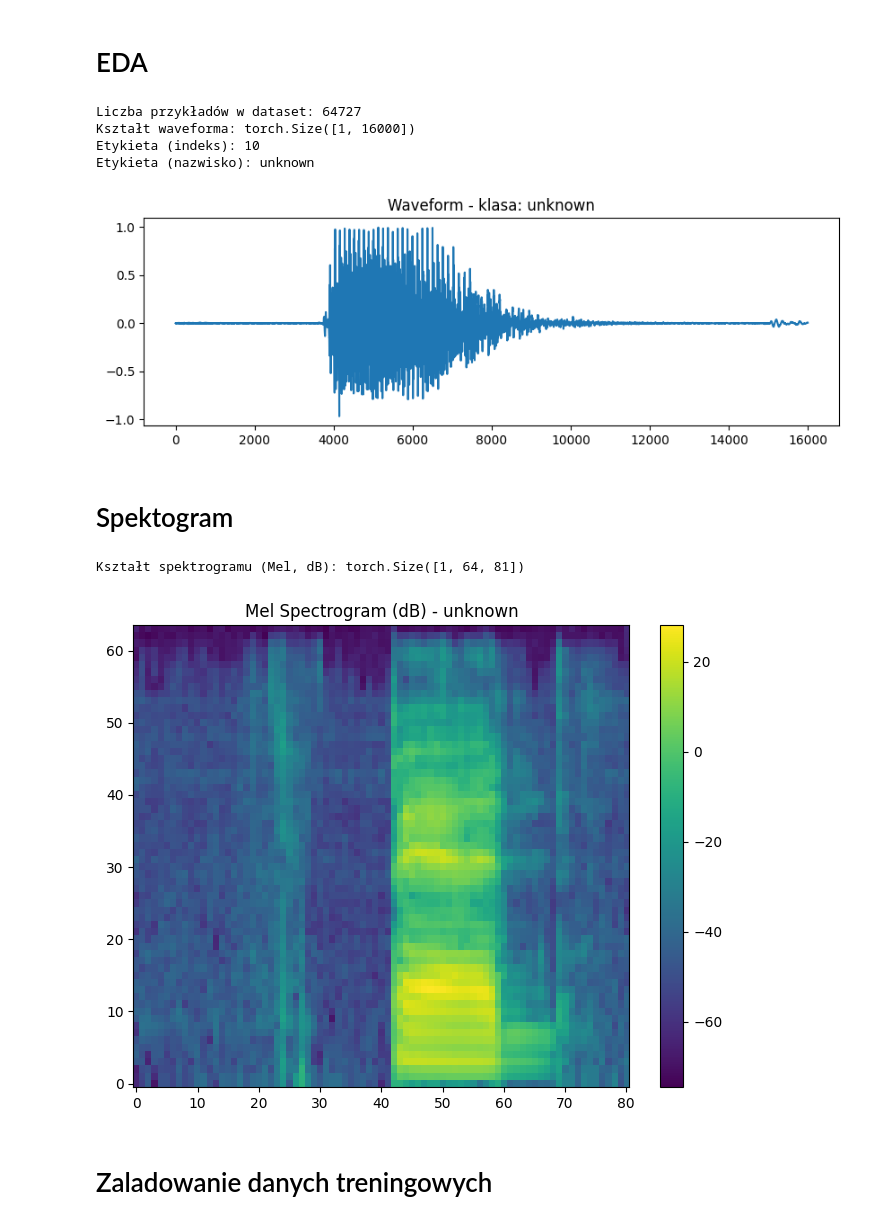
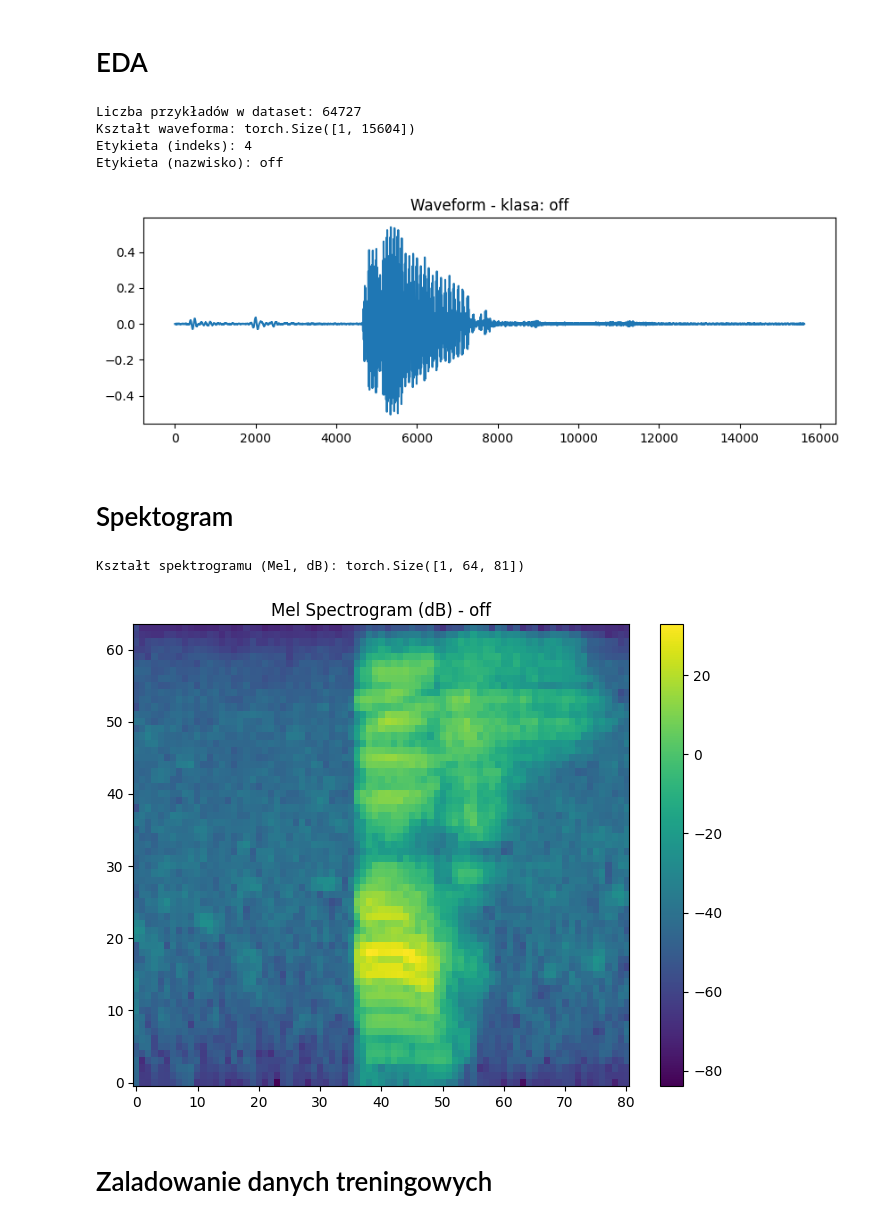
Before and after one commit to r-ost/wztum-project, a Jupyter notebook: projekt_sieci_2.ipynb, the cells around one changed output. Saved outputs shown, nothing was run; the diff lists cells and outputs as text; code cells hidden in the pictures.

Commit message:
Path fixes

```diff
--- a/projekt_sieci_2.ipynb
+++ b/projekt_sieci_2.ipynb
@@ -119,25 +119,25 @@ def pad_collate_fn(batch):
 # EDA
 # %%
 # Test usage of AudioDataset
-dataset = AudioDataset(root_dir=r".\data\train\audio", transform=None)
+dataset = AudioDataset(root_dir=os.path.join("data", "train", "audio"), transform=None)
 
 print("Liczba przykładów w dataset:", len(dataset))
 
 waveform, label = dataset[2000]
 print("Kształt waveforma:", waveform.shape)  # [1, no. of samples]
 print("Etykieta (indeks):", label)
 print("Etykieta (nazwisko):", dataset.idx2label[label])
 
 plt.figure(figsize=(10, 3))
 plt.title(f"Waveform - klasa: {dataset.idx2label[label]}")
 plt.plot(waveform.t().numpy())
 plt.show()
 # %% [output]
 Liczba przykładów w dataset: 64727
-Kształt waveforma: torch.Size([1, 16000])
-Etykieta (indeks): 10
-Etykieta (nazwisko): unknown
+Kształt waveforma: torch.Size([1, 15604])
+Etykieta (indeks): 4
+Etykieta (nazwisko): off
-[figure, old version]
+[figure, new version]
 # %% [markdown]
 # Spektogram
 # %%
@@ -165,7 +165,7 @@ plt.colorbar()
 plt.show()
 # %% [output]
 Kształt spektrogramu (Mel, dB): torch.Size([1, 64, 81])
-[figure, old version]
+[figure, new version]
 # %% [markdown]
 # Zaladowanie danych treningowych
 # %%
```
Also changed, not shown: parts of 4 cells of this notebook, 2 other files.
